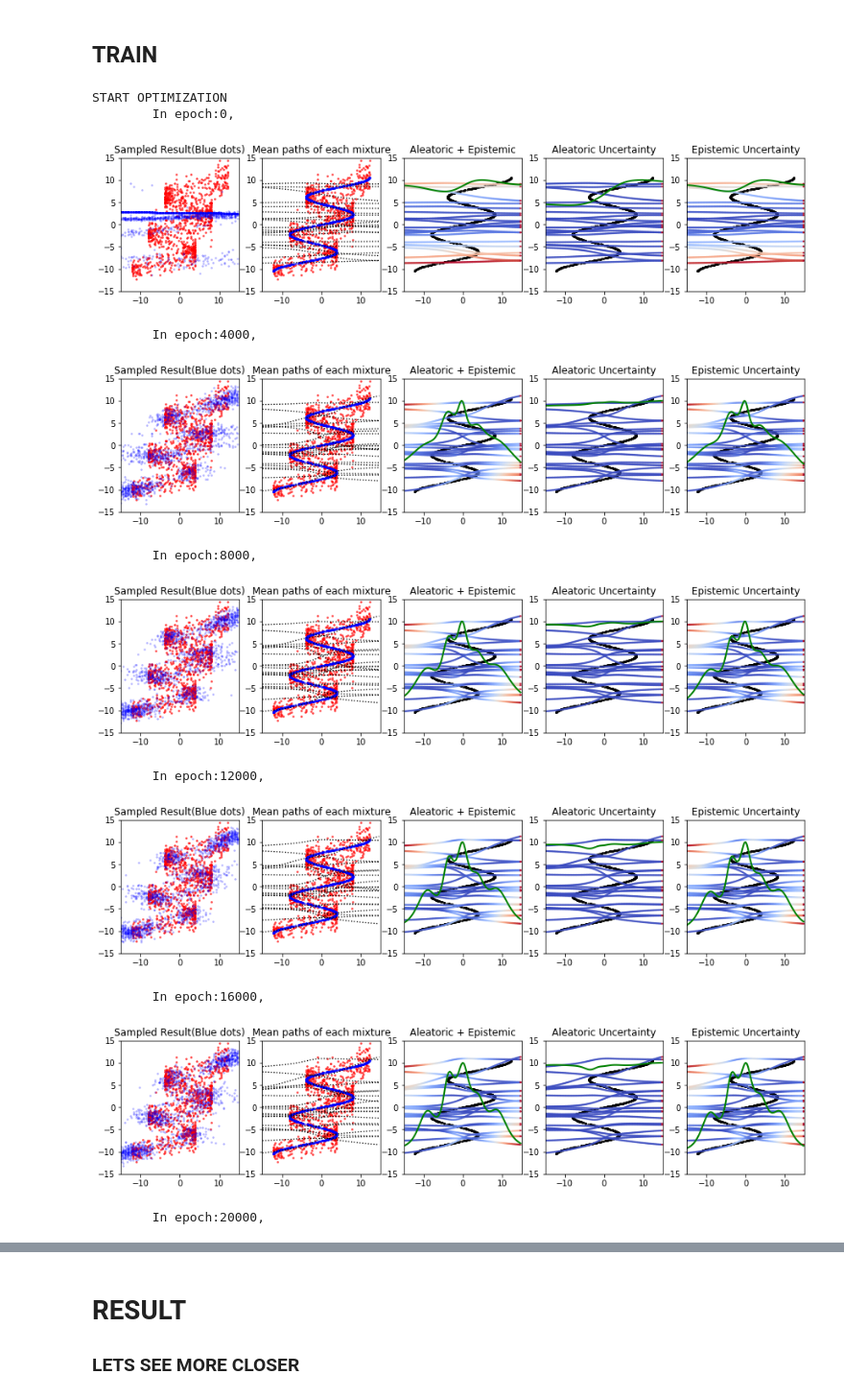
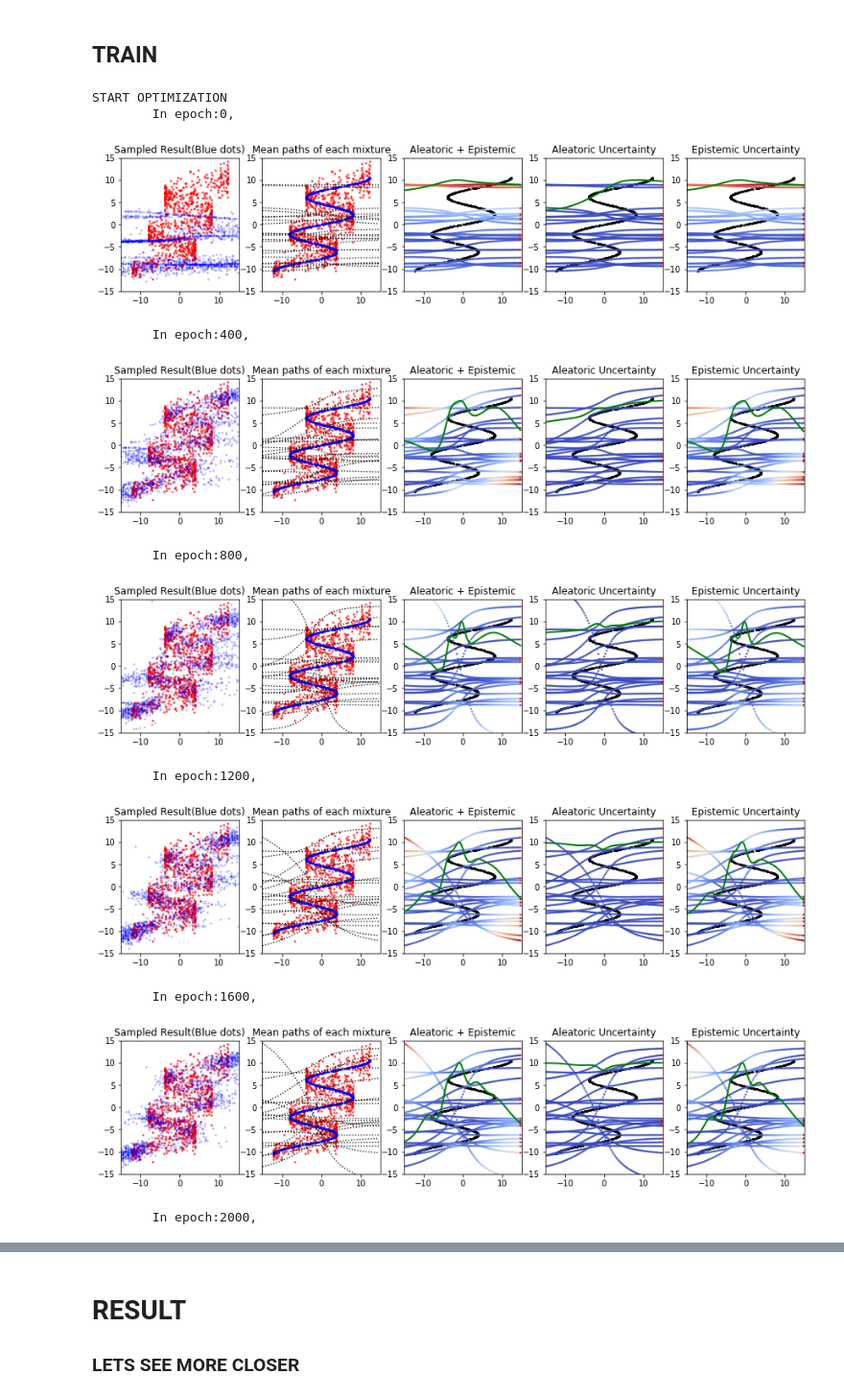
Before and after one commit to 2sang/MDN, a Jupyter notebook: mdn_uncertainty.ipynb, the cells around one changed output, grey strips where cells are left out. Shown at 96% size. Drawn from its saved outputs; the diff is of its cells as text; code cells hidden in the pictures.

```diff
--- a/mdn_uncertainty.ipynb
+++ b/mdn_uncertainty.ipynb
@@ -161,10 +160,14 @@ def mdn(_x, _W, _b):
 
     # APPLY SOFTMAX, HEURISTICS APPLIED on _out_pi, it'll represent weight of each mixture.
     # Thus, sum(pi) should strictly be 1.
+    _out_pi = tf.nn.softmax(_out_pi_hat)
+    _out_sigma = tf.nn.sigmoid(_out_sigma_hat)
+    """
     _out_pi_hat = tf.exp(_out_pi_hat - tf.reduce_max(_out_pi_hat, 1, keep_dims=True))
     _nor_pi = tf.reciprocal(tf.reduce_sum(_out_pi_hat, 1, keep_dims=True))
     _out_pi = tf.multiply(_nor_pi, _out_pi_hat)
     _out_sigma = sig_gain*tf.sigmoid(_out_sigma_hat)
+    """
     return _out_pi, _out_sigma, _out_mu
 
 out_pi, out_sigma, out_mu = mdn(x, Wmdn, bmdn)
@@ -417,13 +420,13 @@ def gmm(_y, _out_pi, _out_sigma, _out_mu):
 
 # SET LOSS AND OPTIMIZER
 loss = gmm(y, out_pi, out_sigma, out_mu)
-optm = tf.train.AdamOptimizer(learning_rate=0.001
+optm = tf.train.AdamOptimizer(learning_rate=0.01
             , beta1=0.9, beta2=0.999, epsilon=0.1).minimize(loss)
 
 # OPEN SESSION
 sess = tf.InteractiveSession()
 sess.run(tf.global_variables_initializer())
-NEPOCH = 30000
+NEPOCH = 3000
 
 losses = np.zeros(NEPOCH) # store the training progress here.
 print ("START OPTIMIZATION")
@@ -431,7 +434,7 @@ for epoch in range(NEPOCH):
     feeds = {x: x_data, y: y_data}
     sess.run(optm, feed_dict=feeds)
     losses[epoch] = sess.run(loss, feed_dict=feeds)
-    if (epoch%4000) == 0:
+    if (epoch%400) == 0:
         print("\tIn epoch:{0},".format(epoch))
         x_sample = np.float32(np.arange(-15, 15, 0.3)).reshape(-1, 1)
         out_pi_test, out_sigma_test, out_mu_test \
@@ -463,40 +466,40 @@ for epoch in range(NEPOCH):
         ax2.axis([-15, 15, -15, 15])
 
         # AX3
         ax3.scatter(x_data, r_data, c='black', s=3, alpha=0.6)
         for i in range(out_mu_test.shape[1]):
             ax3.scatter(x_sample, out_mu_test[:,i], c=y_total_unct_mat[:,i], cmap="coolwarm", s=2, alpha=0.8)
         l3, = ax3.plot(x_sample, y_unct_test, 'g-', linewidth=2.0, alpha=1)
         ax3.set_title("Aleatoric + Epistemic")
         ax3.axis([-15, 15, -15, 15])
 
         # AX4
         ax4.scatter(x_data, r_data, c='black', s=3, alpha=0.6)
         for i in range(out_mu_test.shape[1]):
             ax4.scatter(x_sample, out_mu_test[:,i], c=y_alea_unct_mat[:,i], cmap="coolwarm", s=2, alpha=0.8)
         l4, = ax4.plot(x_sample, y_alea_test, 'g-', linewidth=2.0, alpha=1)
         ax4.set_title("Aleatoric Uncertainty")
         ax4.axis([-15, 15, -15, 15])
 
         # AX5
         ax5.scatter(x_data, r_data, c='black', s=3, alpha=0.6)
         for i in range(out_mu_test.shape[1]):
             ax5.scatter(x_sample, out_mu_test[:,i], c=y_epis_unct_mat[:,i], cmap="coolwarm", s=2, alpha=0.8)
         l5, = ax5.plot(x_sample, y_epis_test, 'g-', linewidth=2.0, alpha=1)
         ax5.set_title("Epistemic Uncertainty")
         ax5.axis([-15, 15, -15, 15])
 
         plt.show()
 # %% [output]
 START OPTIMIZATION
         In epoch:0,
-[figure, old version]
+[figure, new version]
-        In epoch:4000,
+        In epoch:400,
-[figure, old version]
+[figure, new version]
-        In epoch:8000,
+        In epoch:800,
-[figure, old version]
+[figure, new version]
-        In epoch:12000,
+        In epoch:1200,
-[figure, old version]
+[figure, new version]
-        In epoch:16000,
+        In epoch:1600,
-[figure, old version]
+[figure, new version]
-        In epoch:20000,
+        In epoch:2000,
```
Also changed, not shown: parts of 8 cells of this notebook, 2 other files.
